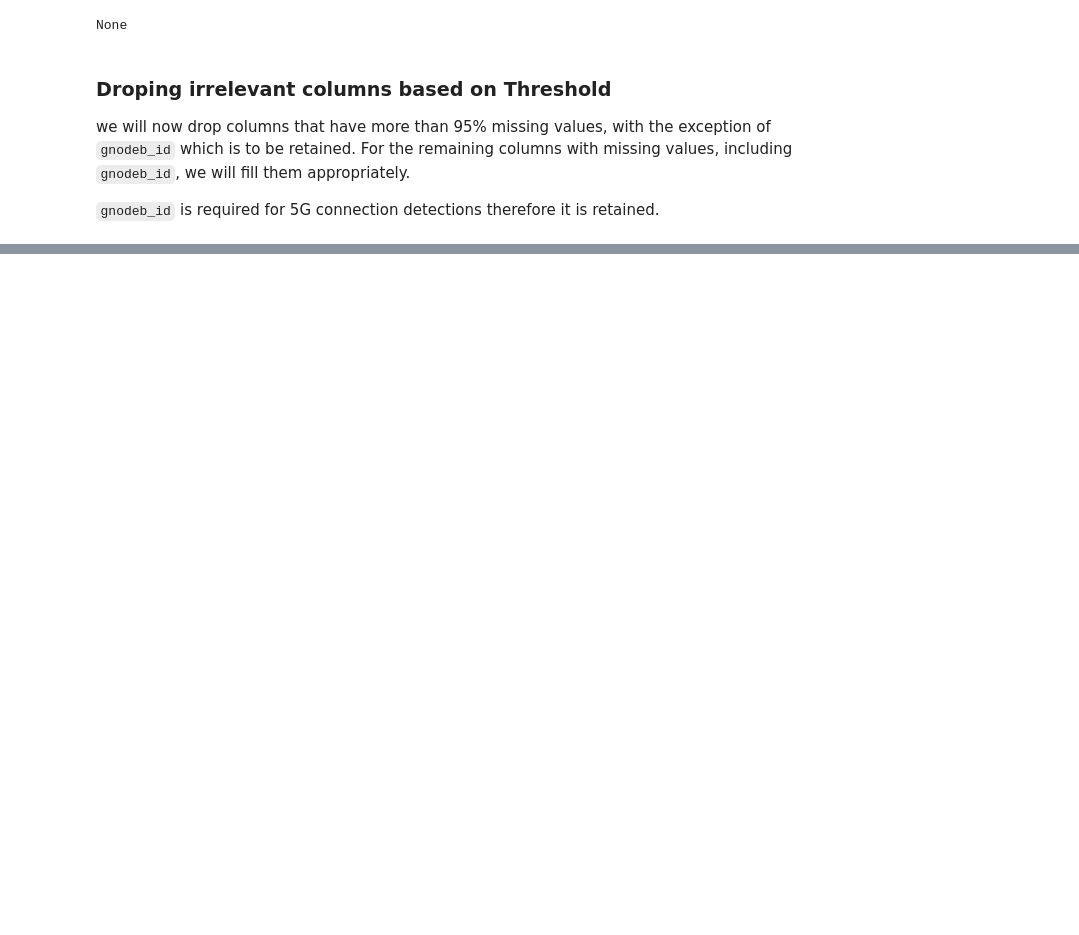
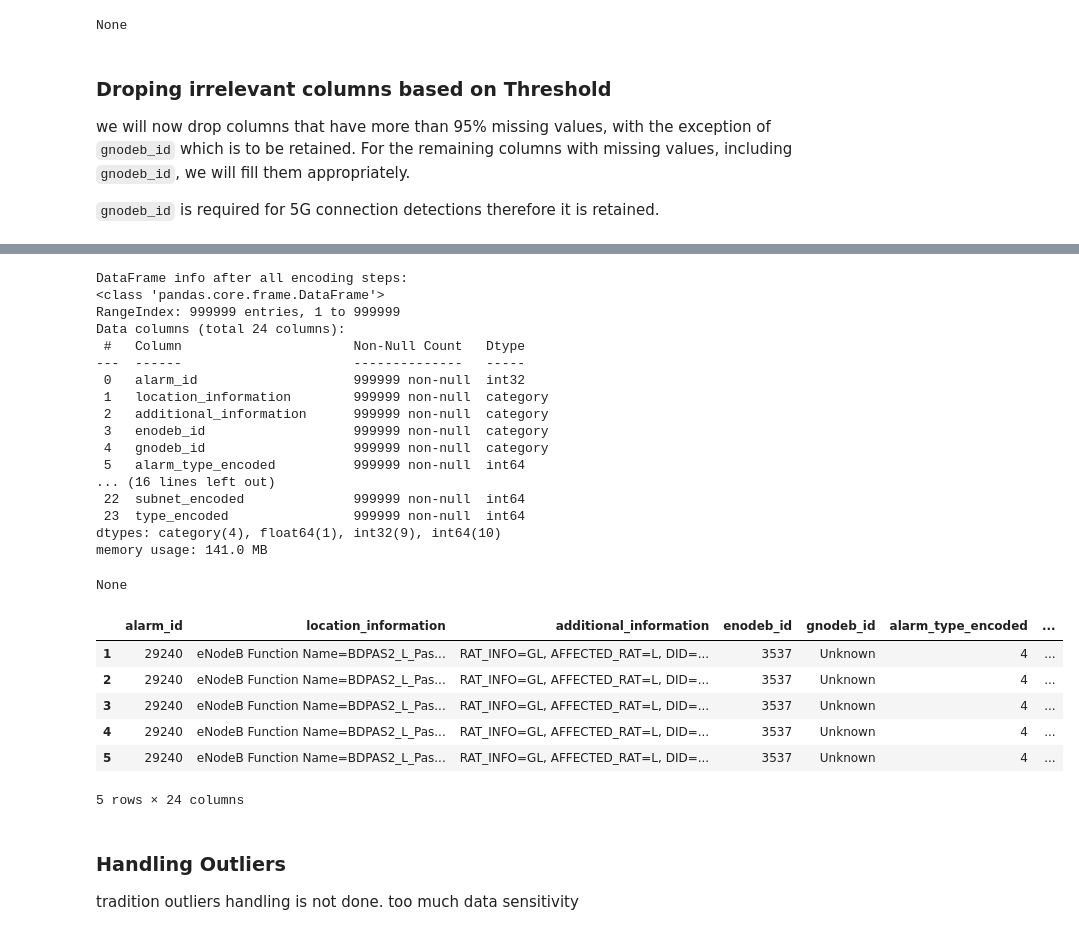
Before and after one commit to anudaindu/Mobitel_Alarm_Fault_Prediction, a Jupyter notebook: notebooks/02_Data_Preprocessing.ipynb, the cells around one changed output, grey strips where cells are left out. Drawn from its saved outputs; the diff is of its cells as text; code cells hidden in the pictures; blank space fills up the shorter version.

Commit message:
Feature Engineering and encoding done

```diff
--- a/notebooks/02_Data_Preprocessing.ipynb
+++ b/notebooks/02_Data_Preprocessing.ipynb
@@ -338,0 +859,10 @@ None
+# %%
+if 'received_on' in df.columns:
+    df['received_on_hour'] = df['received_on'].dt.hour
+    df['received_on_day'] = df['received_on'].dt.day
+    df['received_on_weekday'] = df['received_on'].dt.weekday
+    df['received_on_month'] = df['received_on'].dt.month
+    # df.drop(columns=['received_on'], inplace=True) # Removed as per user request to keep the datetime column
+    print("Extracted hour, day, weekday, month from 'received_on'.")
+else:
+    print("'received_on' column not found, skipping feature extraction.")
@@ -338,0 +873,19 @@ None
+# %%
+if 'subnet' in df.columns:
+    le_subnet = LabelEncoder()
+    df['subnet_encoded'] = le_subnet.fit_transform(df['subnet'])
+    label_encoders['subnet'] = le_subnet
+    print(f"Mapping for 'subnet':")
+    if len(le_subnet.classes_) > 20:
+        print("  (Showing first 10 and last 10 unique values)")
+        for i, item in enumerate(le_subnet.classes_[:10]):
+            print(f"  {item} -> {i}")
+        print("  ...")
+        for i, item in enumerate(le_subnet.classes_[-10:]):
+            print(f"  {item} -> {len(le_subnet.classes_) - 10 + i}")
+    else:
+        for i, item in enumerate(le_subnet.classes_):
+            print(f"  {item} -> {i}")
+    df.drop(columns=['subnet'], inplace=True)
+else:
+    print("'subnet' column not found, skipping encoding.")
@@ -338,0 +912,11 @@ None
+# %%
+if 'type' in df.columns:
+    le_type = LabelEncoder()
+    df['type_encoded'] = le_type.fit_transform(df['type'])
+    label_encoders['type'] = le_type
+    print(f"Mapping for 'type':")
+    for i, item in enumerate(le_type.classes_):
+        print(f"  {item} -> {i}")
+    df.drop(columns=['type'], inplace=True)
+else:
+    print("'type' column not found, skipping encoding.")
@@ -338,0 +960,34 @@ None
+# %%
+print("\nDataFrame info after all encoding steps:")
+display(df.info())
+display(df.head())
+# %% [output]
+DataFrame info after all encoding steps:
+<class 'pandas.core.frame.DataFrame'>
+RangeIndex: 999999 entries, 1 to 999999
+Data columns (total 24 columns):
+ #   Column                      Non-Null Count   Dtype
+---  ------                      --------------   -----
+ 0   alarm_id                    999999 non-null  int32
+ 1   location_information        999999 non-null  category
+ 2   additional_information      999999 non-null  category
+ 3   enodeb_id                   999999 non-null  category
+ 4   gnodeb_id                   999999 non-null  category
+ 5   alarm_type_encoded          999999 non-null  int64
+... (16 lines left out)
+ 22  subnet_encoded              999999 non-null  int64
+ 23  type_encoded                999999 non-null  int64
+dtypes: category(4), float64(1), int32(9), int64(10)
+memory usage: 141.0 MB
+None
+|  | alarm_id | location_information | additional_information | enodeb_id | gnodeb_id | alarm_type_encoded | ... |
+| 1 | 29240 | eNodeB Function Name=BDPAS2_L_Pas... | RAT_INFO=GL, AFFECTED_RAT=L, DID=... | 3537 | Unknown | 4 | ... |
+| 2 | 29240 | eNodeB Function Name=BDPAS2_L_Pas... | RAT_INFO=GL, AFFECTED_RAT=L, DID=... | 3537 | Unknown | 4 | ... |
+| 3 | 29240 | eNodeB Function Name=BDPAS2_L_Pas... | RAT_INFO=GL, AFFECTED_RAT=L, DID=... | 3537 | Unknown | 4 | ... |
+| 4 | 29240 | eNodeB Function Name=BDPAS2_L_Pas... | RAT_INFO=GL, AFFECTED_RAT=L, DID=... | 3537 | Unknown | 4 | ... |
+| 5 | 29240 | eNodeB Function Name=BDPAS2_L_Pas... | RAT_INFO=GL, AFFECTED_RAT=L, DID=... | 3537 | Unknown | 4 | ... |
+5 rows × 24 columns
+# %% [markdown]
+### Handling Outliers
+
+tradition outliers handling is not done. too much data sensitivity
```
Also changed, not shown: parts of 81 cells of this notebook.
